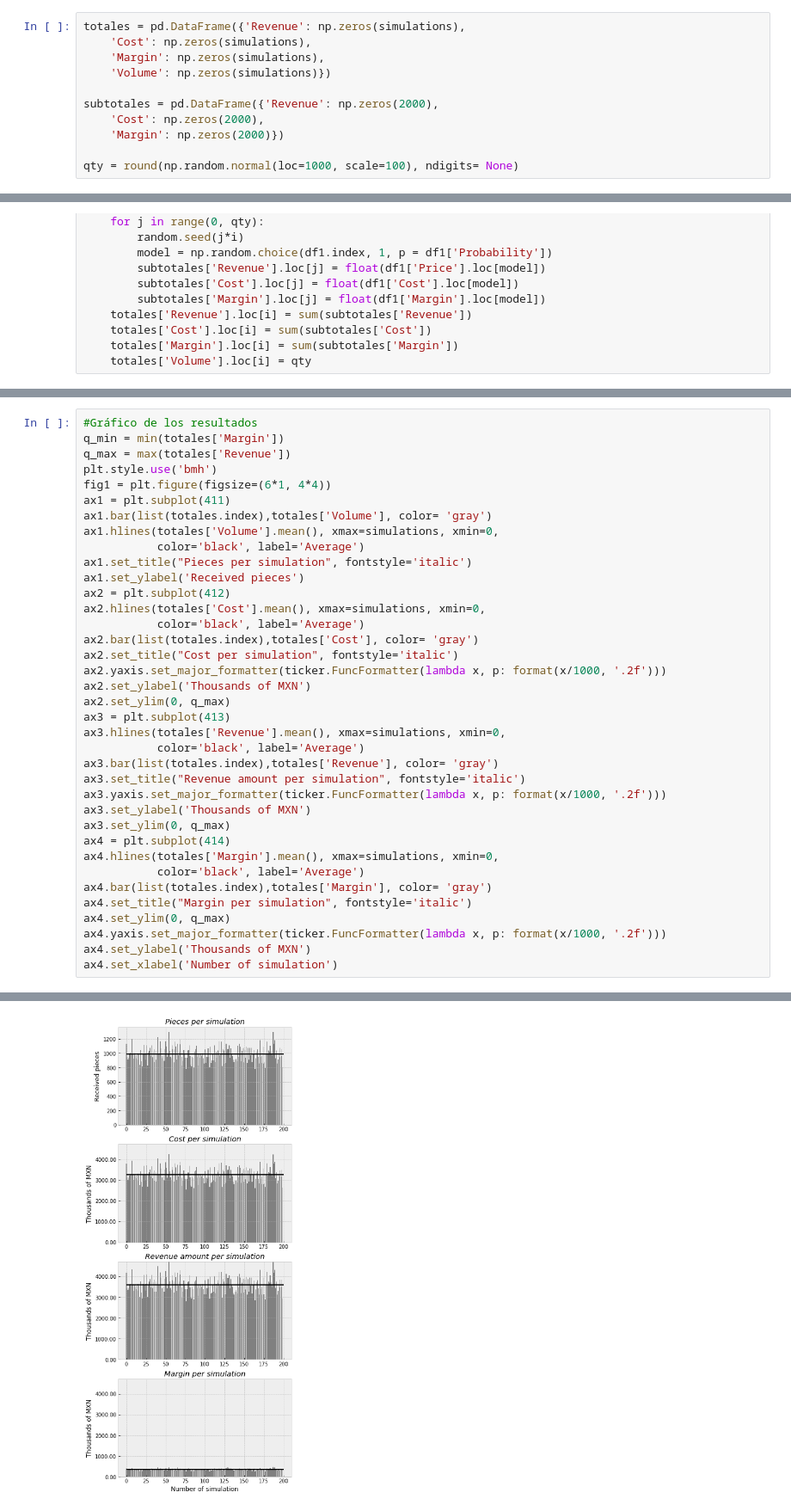
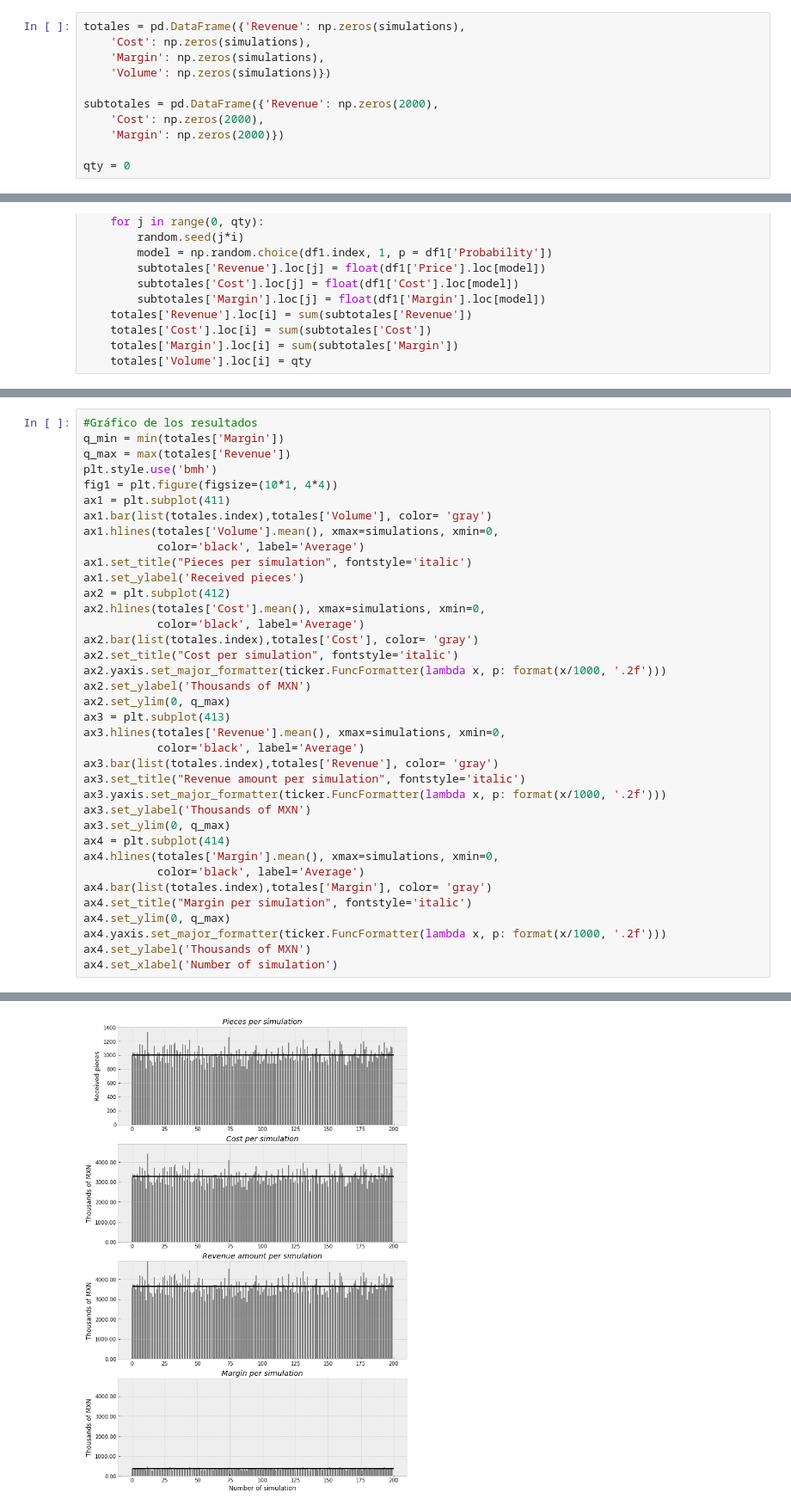
Before and after one commit to MDeLaCroix/Montecarlo_margenes_negativos, a Jupyter notebook: montecarlo.ipynb, the cells around one changed output, grey strips where cells are left out. Shown at 86% size. Saved outputs shown, nothing was run; the diff lists cells and outputs as text.

```diff
--- a/montecarlo.ipynb
+++ b/montecarlo.ipynb
@@ -100,4 +100,4 @@ subtotales = pd.DataFrame({'Revenue': np.zeros(2000),
     'Cost': np.zeros(2000),
     'Margin': np.zeros(2000)})
 
-qty = round(np.random.normal(loc=1000, scale=100), ndigits= None)
+qty = 0
@@ -143,39 +158,39 @@ Gráficos
 q_min = min(totales['Margin'])
 q_max = max(totales['Revenue'])
 plt.style.use('bmh')
-fig1 = plt.figure(figsize=(6*1, 4*4))
+fig1 = plt.figure(figsize=(10*1, 4*4))
 ax1 = plt.subplot(411)
 ax1.bar(list(totales.index),totales['Volume'], color= 'gray')
 ax1.hlines(totales['Volume'].mean(), xmax=simulations, xmin=0,
            color='black', label='Average')
 ax1.set_title("Pieces per simulation", fontstyle='italic')
 ax1.set_ylabel('Received pieces')
 ax2 = plt.subplot(412)
 ax2.hlines(totales['Cost'].mean(), xmax=simulations, xmin=0,
            color='black', label='Average')
 ax2.bar(list(totales.index),totales['Cost'], color= 'gray')
 ax2.set_title("Cost per simulation", fontstyle='italic')
 ax2.yaxis.set_major_formatter(ticker.FuncFormatter(lambda x, p: format(x/1000, '.2f')))
 ax2.set_ylabel('Thousands of MXN')
 ax2.set_ylim(0, q_max)
 ax3 = plt.subplot(413)
 ax3.hlines(totales['Revenue'].mean(), xmax=simulations, xmin=0,
            color='black', label='Average')
 ax3.bar(list(totales.index),totales['Revenue'], color= 'gray')
 ax3.set_title("Revenue amount per simulation", fontstyle='italic')
 ax3.yaxis.set_major_formatter(ticker.FuncFormatter(lambda x, p: format(x/1000, '.2f')))
 ax3.set_ylabel('Thousands of MXN')
 ax3.set_ylim(0, q_max)
 ax4 = plt.subplot(414)
 ax4.hlines(totales['Margin'].mean(), xmax=simulations, xmin=0,
            color='black', label='Average')
 ax4.bar(list(totales.index),totales['Margin'], color= 'gray')
 ax4.set_title("Margin per simulation", fontstyle='italic')
 ax4.set_ylim(0, q_max)
 ax4.yaxis.set_major_formatter(ticker.FuncFormatter(lambda x, p: format(x/1000, '.2f')))
 ax4.set_ylabel('Thousands of MXN')
 ax4.set_xlabel('Number of simulation')
 # %% [output]
 Text(0.5, 0, 'Number of simulation')
-[figure, old version]
+[figure, new version]
 # %%
```
Also changed, not shown: parts of 8 cells of this notebook.
